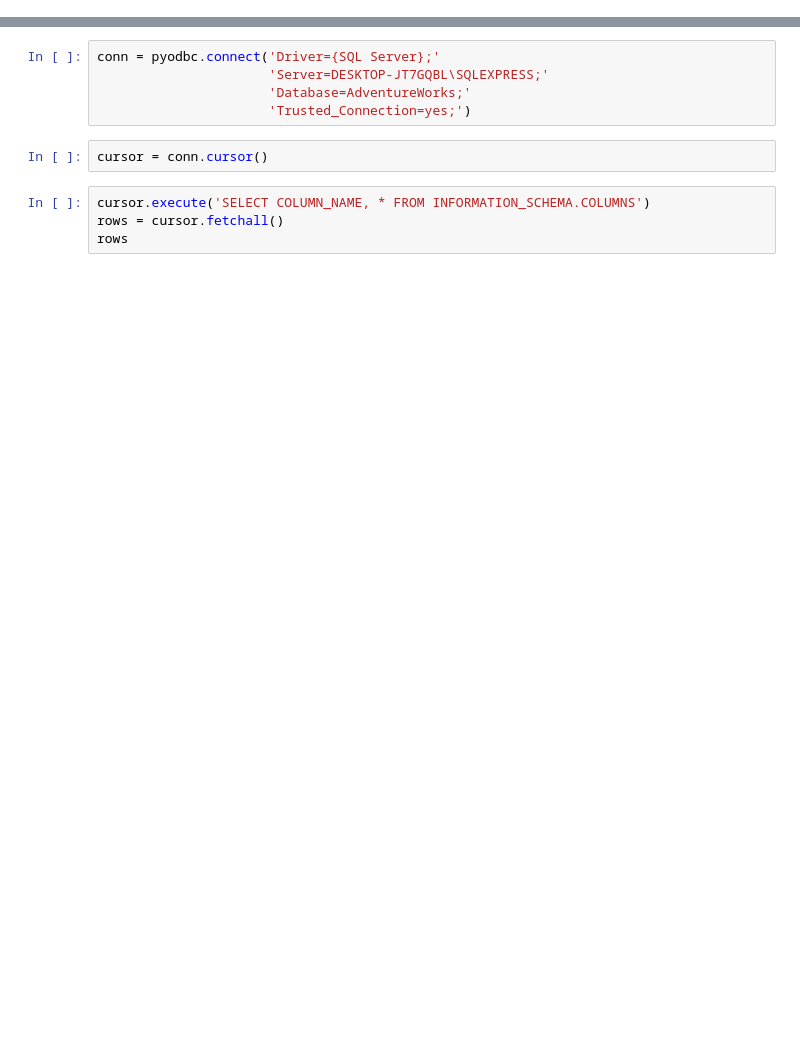
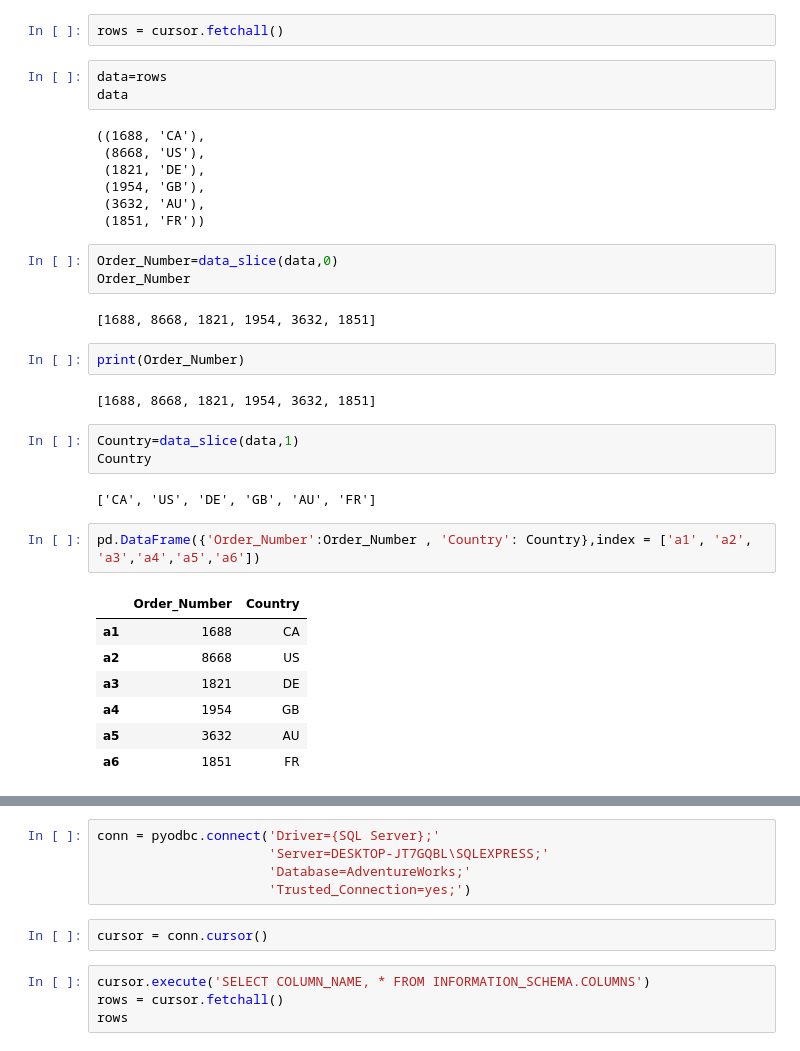
Before and after one commit to LuyiTang/Adventureworks, a Jupyter notebook: DataFrame_AW.ipynb, the cells around one changed output, grey strips where cells are left out. Drawn from its saved outputs; the diff is of its cells as text; blank space fills up the shorter version.

```diff
--- a/DataFrame_AW.ipynb
+++ b/DataFrame_AW.ipynb
@@ -4,0 +26,36 @@ import matplotlib.pyplot as plt
+# %%
+rows = cursor.fetchall()
+# %%
+data=rows
+data
+# %% [output]
+((1688, 'CA'),
+ (8668, 'US'),
+ (1821, 'DE'),
+ (1954, 'GB'),
+ (3632, 'AU'),
+ (1851, 'FR'))
+# %%
+Order_Number=data_slice(data,0)
+Order_Number
+# %% [output]
+[1688, 8668, 1821, 1954, 3632, 1851]
+# %%
+print(Order_Number)
+# %% [output]
+[1688, 8668, 1821, 1954, 3632, 1851]
+# %%
+Country=data_slice(data,1)
+Country
+# %% [output]
+['CA', 'US', 'DE', 'GB', 'AU', 'FR']
+# %%
+pd.DataFrame({'Order_Number':Order_Number , 'Country': Country},index = ['a1', 'a2', 'a3','a4','a5','a6'])
+# %% [output]
+|  | Order_Number | Country |
+| a1 | 1688 | CA |
+| a2 | 8668 | US |
+| a3 | 1821 | DE |
+| a4 | 1954 | GB |
+| a5 | 3632 | AU |
+| a6 | 1851 | FR |
```
Also changed, not shown: parts of 16 cells of this notebook.
